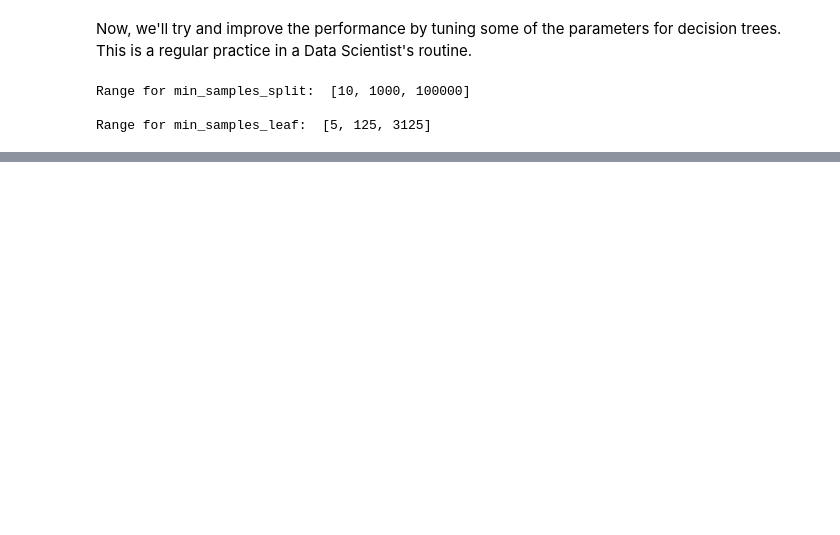
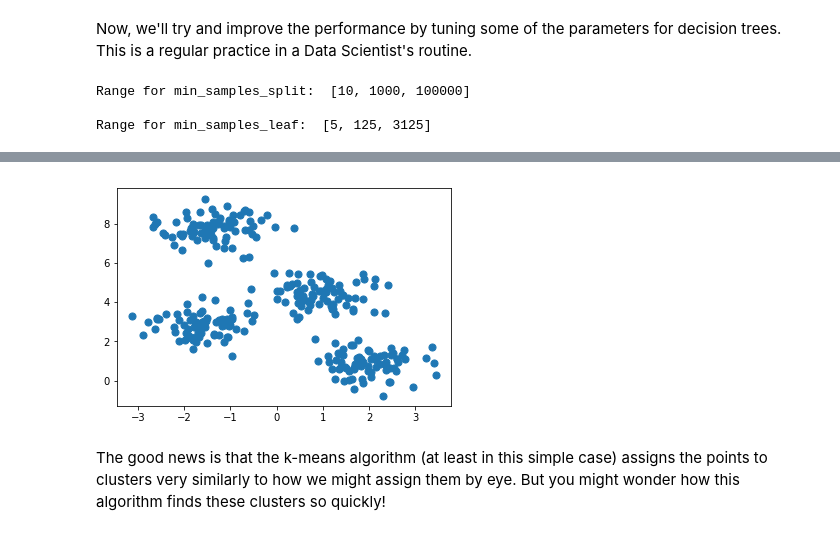
Before and after one commit to arkadym74/Python-for-Data-Science, a Jupyter notebook: Python-for-Data-Science-Part2-Final.ipynb, the cells around one changed output, grey strips where cells are left out. Saved outputs shown, nothing was run; the diff lists cells and outputs as text; code cells hidden in the pictures; blank space fills up the shorter version.

Commit message:
Add Clustering

```diff
--- a/Python-for-Data-Science-Part2-Final.ipynb
+++ b/Python-for-Data-Science-Part2-Final.ipynb
@@ -341,0 +356,9 @@ And minimun samples in a leaf as: 3125
+# %%
+from sklearn.datasets.samples_generator import make_blobs
+X, y_true = make_blobs(n_samples=300, centers=4,
+                       cluster_std=0.60, random_state=0)
+plt.scatter(X[:, 0], X[:, 1], s=50);
+# %% [output]
+[figure, added]
+# %% [markdown]
+The good news is that the k-means algorithm (at least in this simple case) assigns the points to clusters very similarly to how we might assign them by eye. But you might wonder how this algorithm finds these clusters so quickly!
```
Also changed, not shown: parts of 10 cells of this notebook.
